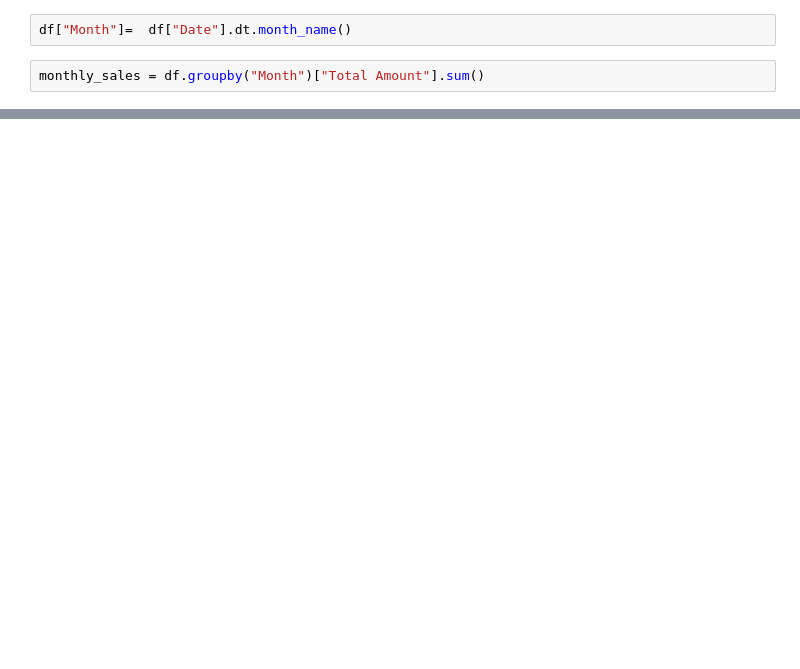
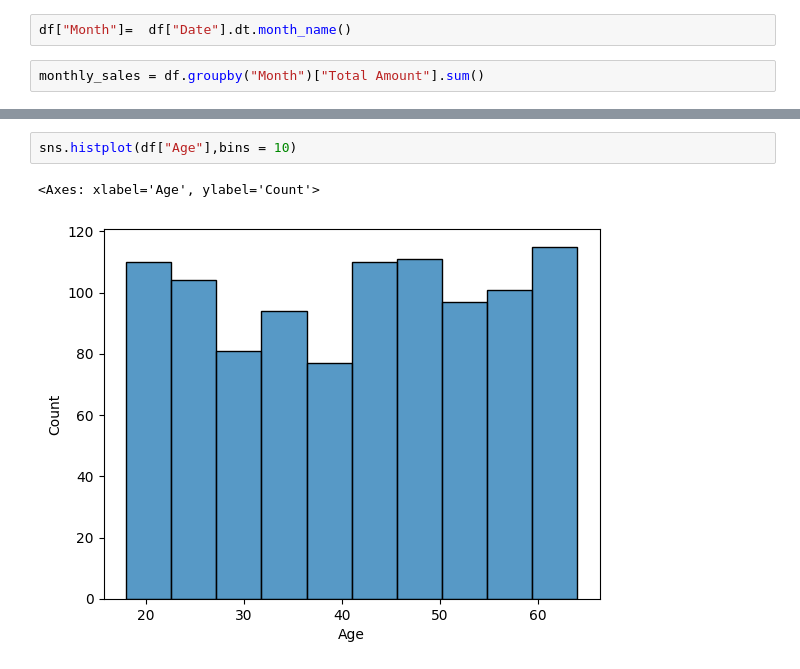
Before and after one commit to kitty11-11/DATA, a Jupyter notebook: DataAnalytics-L1-EDARetailSales/Task1_EDA_Retail_Sales.ipynb, the cells around one changed output, grey strips where cells are left out. Cells and saved outputs as stored; diff of their text form; blank space fills up the shorter version.

```diff
--- a/DataAnalytics-L1-EDARetailSales/Task1_EDA_Retail_Sales.ipynb
+++ b/DataAnalytics-L1-EDARetailSales/Task1_EDA_Retail_Sales.ipynb
@@ -122,0 +173,5 @@ plt.figure(figsize=(12,5))
+# %%
+sns.histplot(df["Age"],bins = 10)
+# %% [output]
+<Axes: xlabel='Age', ylabel='Count'>
+[figure, added]
```
Also changed, not shown: parts of 23 cells of this notebook.
